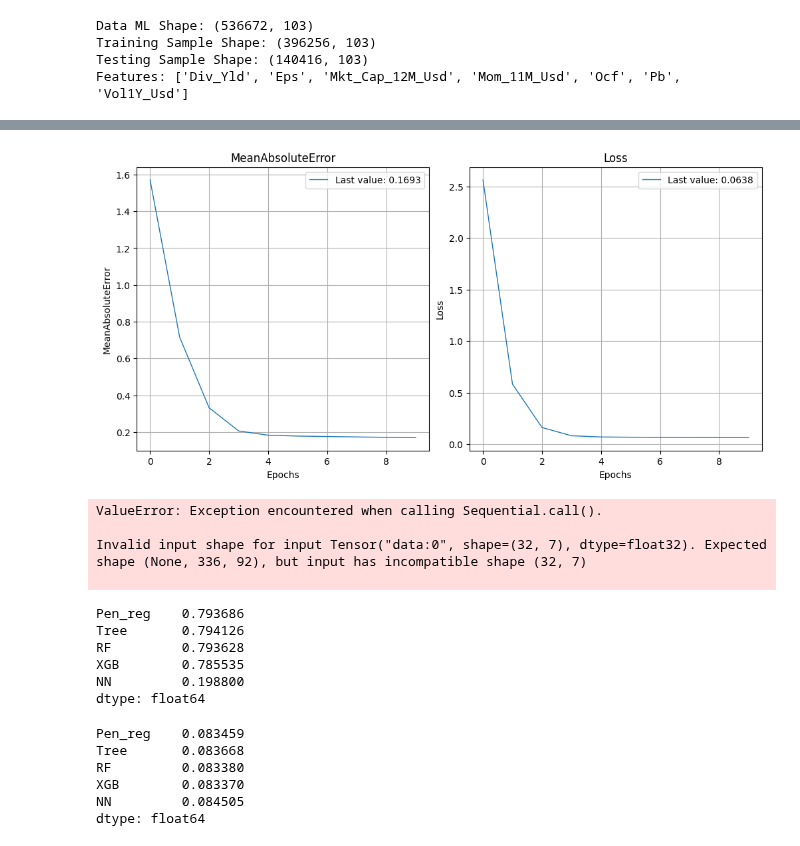
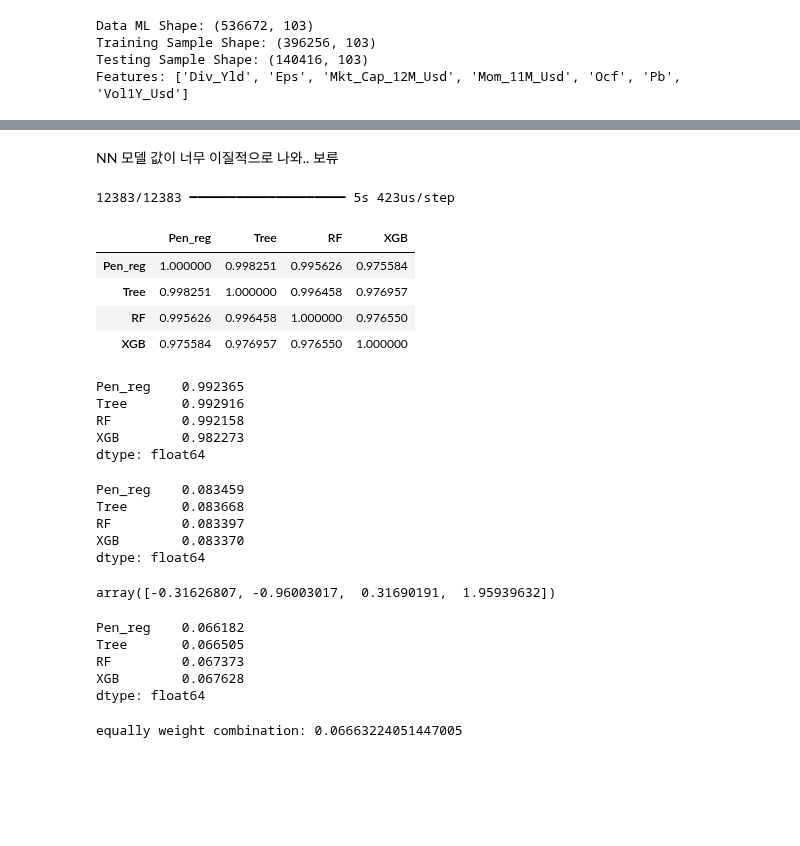
Before and after one commit to nomorebye/coding, a Jupyter notebook: ai3/chap11.ipynb, the cells around one changed output, grey strips where cells are left out. Cells and saved outputs as stored; diff of their text form; code cells hidden in the pictures; blank space fills up the shorter version.

```diff
--- a/ai3/chap11.ipynb
+++ b/ai3/chap11.ipynb
@@ -138,6 +138,7 @@ Model: "sequential_4"
  Trainable params: 1,633 (6.38 KB)
  Non-trainable params: 0 (0.00 B)
 # %%
+"""
 stock_ids_short = []
 stock_days = []
 
@@ -199,48 +200,89 @@ fit_RNN = model_RNN.fit(train_features_rnn,
                         batch_size = nb_stocks,
                         verbose=False)
 show_history(fit_RNN)
+"""
-# %% [output]
-[figure, removed]
+# %% [markdown]
+NN 모델 값이 너무 이질적으로 나와.. 보류
 # %%
 err_pen_train = fit_pen_pred.predict(
     X_penalized_train) - training_sample['R1M_Usd'] #회귀
 err_tree_train = fit_tree.predict(
     training_sample[features]) - training_sample['R1M_Usd'] #트리
 err_RF_train = fit_RF.predict(
     training_sample[features]) - training_sample['R1M_Usd'] # 랜덤 포레스트
 err_XGB_train = fit_xgb.predict(
     train_matrix_xgb) - training_sample['R1M_Usd'] # XGBoost
-err_NN_train = model_RNN.predict(
-    training_sample[features_short]) - training_sample['R1M_Usd'].values.reshape((-1,1)) # 신경망
-
+err_NN_train = model.predict(
+    training_sample[features]) - training_sample['R1M_Usd'].values.reshape((-1,1)) # 신경망
+"""
 E = pd.concat(
     [err_pen_train, err_tree_train, err_RF_train, err_XGB_train, pd.DataFrame(err_NN_train)], axis=1)
 E = E.set_axis(['Pen_reg', 'Tree', 'RF', 'XGB', 'NN'], axis=1)
 E.corr()
+"""
+E = pd.concat(
+    [err_pen_train, err_tree_train, err_RF_train, err_XGB_train], axis=1)
+E = E.set_axis(['Pen_reg', 'Tree', 'RF', 'XGB'], axis=1)
+E.corr()
 # %% [output]
-ValueError: Exception encountered when calling Sequential.call().
-
-Invalid input shape for input Tensor("data:0", shape=(32, 7), dtype=float32). Expected shape (None, 336, 92), but input has incompatible shape (32, 7)
-
+12383/12383 ━━━━━━━━━━━━━━━━━━━━ 5s 423us/step
+|  | Pen_reg | Tree | RF | XGB |
+| Pen_reg | 1.000000 | 0.998251 | 0.995626 | 0.975584 |
+| Tree | 0.998251 | 1.000000 | 0.996458 | 0.976957 |
+| RF | 0.995626 | 0.996458 | 1.000000 | 0.976550 |
+| XGB | 0.975584 | 0.976957 | 0.976550 | 1.000000 |
 # %%
 E.corr().mean()
 # %% [output]
-Pen_reg    0.793686
-Tree       0.794126
-RF         0.793628
-XGB        0.785535
-NN         0.198800
+Pen_reg    0.992365
+Tree       0.992916
+RF         0.992158
+XGB        0.982273
 dtype: float64
 # %%
 abs(E).mean()
 # %% [output]
 Pen_reg    0.083459
 Tree       0.083668
-RF         0.083380
+RF         0.083397
 XGB        0.083370
-NN         0.084505
 dtype: float64
 # %%
-w_ensemble = np.linalg.inv((E.T.values@E.values))@np.ones(5)
-#w_ensemble /= np.sum(w_ensemble)
-#w_ensemble
+w_ensemble = np.linalg.inv((E.T.values@E.values))@np.ones(4)
+w_ensemble /= np.sum(w_ensemble)
+w_ensemble
+# %% [output]
+array([-0.31626807, -0.96003017,  0.31690191,  1.95939632])
+# %%
+y_test = testing_sample['R1M_Usd'].values
+X_test = testing_sample[features].values
+test_matrix_xgb = xgb.DMatrix(X_test)
+X_penalized_test = testing_sample[features].values
+
+
+err_pen_test = fit_pen_pred.predict(
+    X_penalized_test) - testing_sample['R1M_Usd'] #회귀
+err_tree_test = fit_tree.predict(
+    testing_sample[features]) - testing_sample['R1M_Usd'] #트리
+err_RF_test = fit_RF.predict(
+    testing_sample[features]) - testing_sample['R1M_Usd'] #랜덤 포레스트
+err_XGB_test = fit_xgb.predict(
+    test_matrix_xgb) - testing_sample['R1M_Usd'] #XGBoost
+#err_NN_test = model.predict(
+#    testing_sample[features_short]) - testing_sample['R1M_Usd'].values.reshape((-1,1))
+
+E_test = pd.concat(
+    [err_pen_test, err_tree_test, err_RF_test, err_XGB_test], axis=1)
+E_test = E_test.set_axis(['Pen_reg', 'Tree', 'RF', 'XGB'], axis=1)
+abs(E_test).mean()
+# %% [output]
+Pen_reg    0.066182
+Tree       0.066505
+RF         0.067373
+XGB        0.067628
+dtype: float64
+# %%
+err_EW_test = np.mean(np.abs(E_test.mean(axis=1)))
+print(f'equally weight combination: {err_EW_test}')
+# %% [output]
+equally weight combination: 0.06663224051447005
```
Also changed, not shown: parts of 12 cells of this notebook.
